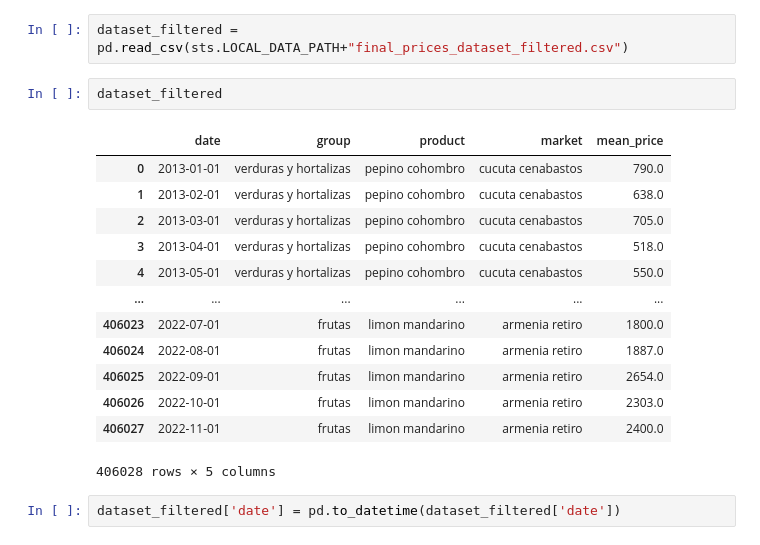
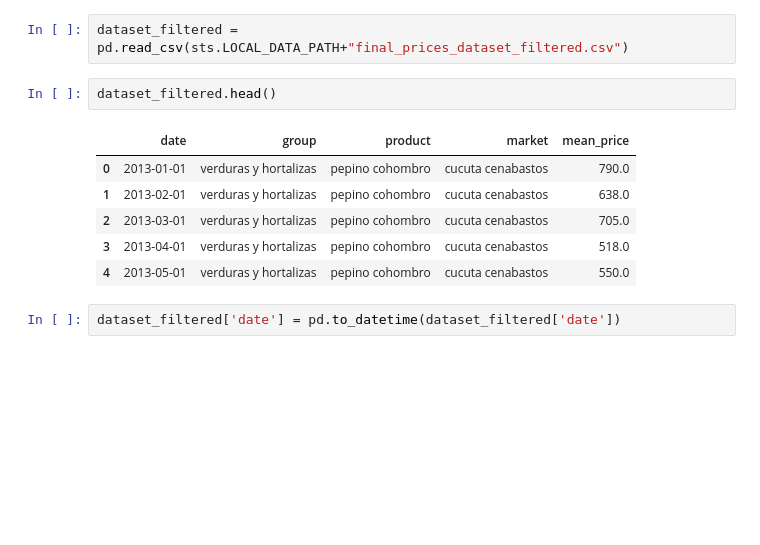
Before and after one commit to feligones/colombian_food_prices, a Jupyter notebook: notebooks/multi_ts_forecast.ipynb, the cells around one changed output. Saved outputs shown, nothing was run; the diff lists cells and outputs as text; blank space fills up the shorter version.

```diff
--- a/notebooks/multi_ts_forecast.ipynb
+++ b/notebooks/multi_ts_forecast.ipynb
@@ -25,21 +27,14 @@ from tqdm import tqdm
 # %%
 dataset_filtered = pd.read_csv(sts.LOCAL_DATA_PATH+"final_prices_dataset_filtered.csv")
 # %%
-dataset_filtered
+dataset_filtered.head()
 # %% [output]
 |  | date | group | product | market | mean_price |
 | 0 | 2013-01-01 | verduras y hortalizas | pepino cohombro | cucuta cenabastos | 790.0 |
 | 1 | 2013-02-01 | verduras y hortalizas | pepino cohombro | cucuta cenabastos | 638.0 |
 | 2 | 2013-03-01 | verduras y hortalizas | pepino cohombro | cucuta cenabastos | 705.0 |
 | 3 | 2013-04-01 | verduras y hortalizas | pepino cohombro | cucuta cenabastos | 518.0 |
 | 4 | 2013-05-01 | verduras y hortalizas | pepino cohombro | cucuta cenabastos | 550.0 |
-| ... | ... | ... | ... | ... | ... |
-| 406023 | 2022-07-01 | frutas | limon mandarino | armenia retiro | 1800.0 |
-| 406024 | 2022-08-01 | frutas | limon mandarino | armenia retiro | 1887.0 |
-| 406025 | 2022-09-01 | frutas | limon mandarino | armenia retiro | 2654.0 |
-| 406026 | 2022-10-01 | frutas | limon mandarino | armenia retiro | 2303.0 |
-| 406027 | 2022-11-01 | frutas | limon mandarino | armenia retiro | 2400.0 |
-406028 rows × 5 columns
 # %%
 dataset_filtered['date'] = pd.to_datetime(dataset_filtered['date'])
 # %% [markdown]
```
Also changed, not shown: parts of 42 cells of this notebook, 13 other files.
